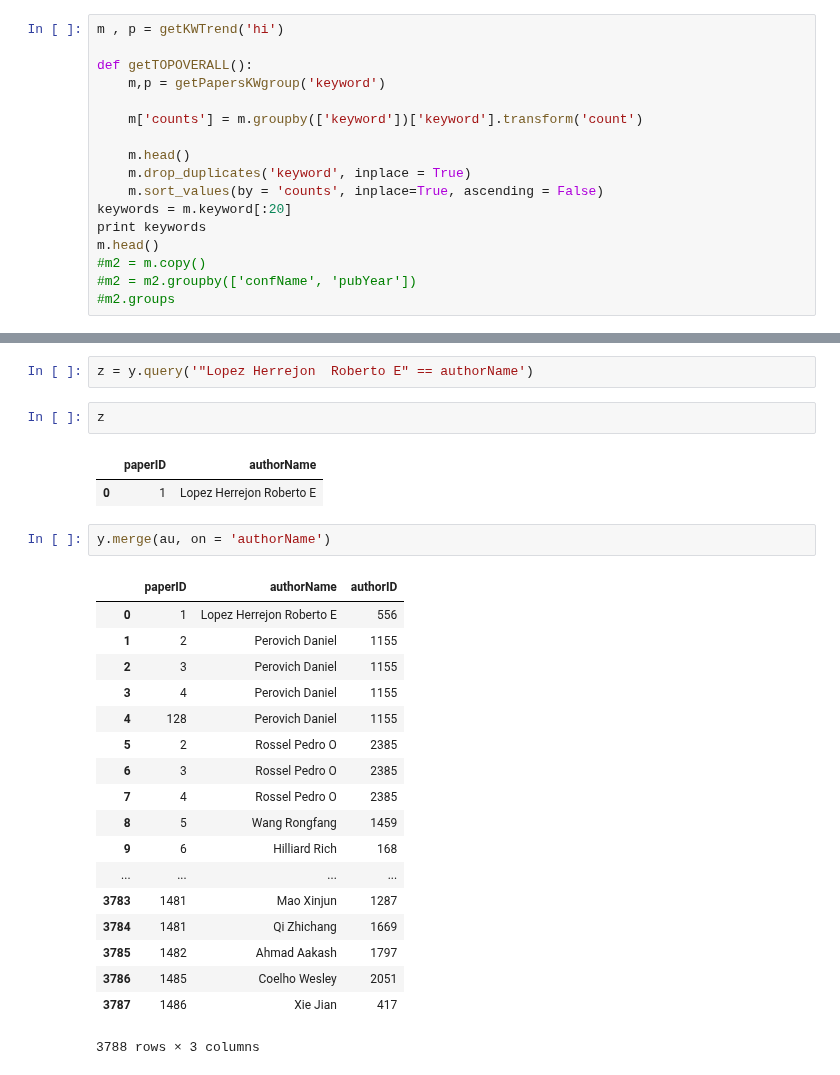
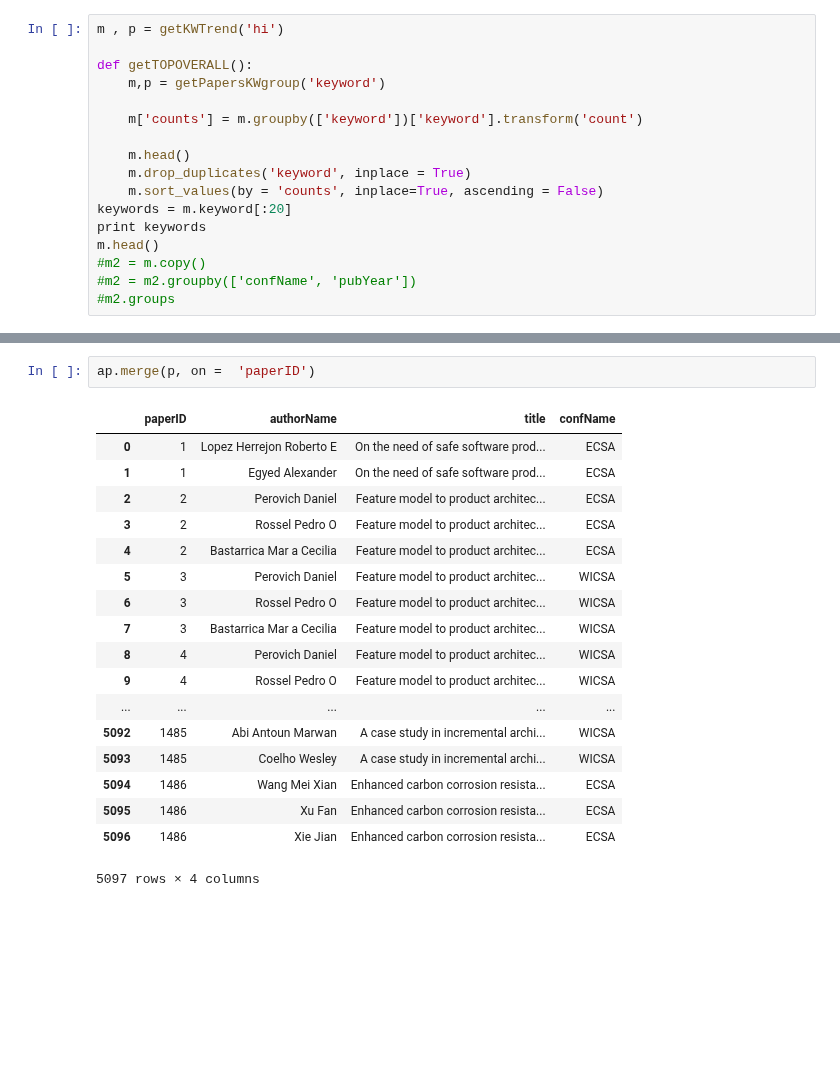
Before and after one commit to noveroa/DataBases, a Jupyter notebook: sqlStart/ExploringData_groupingandvisually.ipynb, the cells around one changed output, grey strips where cells are left out. Cells and saved outputs as stored; diff of their text form; blank space fills up the shorter version.

```diff
--- a/sqlStart/ExploringData_groupingandvisually.ipynb
+++ b/sqlStart/ExploringData_groupingandvisually.ipynb
@@ -489,28 +396,21 @@ x
-# %%
-z = y.query('"Lopez Herrejon  Roberto E" == authorName')
-# %%
-z
-# %% [output]
-|  | paperID | authorName |
-| 0 | 1 | Lopez Herrejon Roberto E |
-# %%
-y.merge(au, on = 'authorName')
-# %% [output]
-|  | paperID | authorName | authorID |
-| 0 | 1 | Lopez Herrejon Roberto E | 556 |
-| 1 | 2 | Perovich Daniel | 1155 |
-| 2 | 3 | Perovich Daniel | 1155 |
-| 3 | 4 | Perovich Daniel | 1155 |
-| 4 | 128 | Perovich Daniel | 1155 |
-| 5 | 2 | Rossel Pedro O | 2385 |
-| 6 | 3 | Rossel Pedro O | 2385 |
-| 7 | 4 | Rossel Pedro O | 2385 |
-| 8 | 5 | Wang Rongfang | 1459 |
-| 9 | 6 | Hilliard Rich | 168 |
-| ... | ... | ... | ... |
-| 3783 | 1481 | Mao Xinjun | 1287 |
-| 3784 | 1481 | Qi Zhichang | 1669 |
-| 3785 | 1482 | Ahmad Aakash | 1797 |
-| 3786 | 1485 | Coelho Wesley | 2051 |
-| 3787 | 1486 | Xie Jian | 417 |
-3788 rows × 3 columns
+# %%
+ap.merge(p, on =  'paperID')
+# %% [output]
+|  | paperID | authorName | title | confName |
+| 0 | 1 | Lopez Herrejon Roberto E | On the need of safe software prod... | ECSA |
+| 1 | 1 | Egyed Alexander | On the need of safe software prod... | ECSA |
+| 2 | 2 | Perovich Daniel | Feature model to product architec... | ECSA |
+| 3 | 2 | Rossel Pedro O | Feature model to product architec... | ECSA |
+| 4 | 2 | Bastarrica Mar a Cecilia | Feature model to product architec... | ECSA |
+| 5 | 3 | Perovich Daniel | Feature model to product architec... | WICSA |
+| 6 | 3 | Rossel Pedro O | Feature model to product architec... | WICSA |
+| 7 | 3 | Bastarrica Mar a Cecilia | Feature model to product architec... | WICSA |
+| 8 | 4 | Perovich Daniel | Feature model to product architec... | WICSA |
+| 9 | 4 | Rossel Pedro O | Feature model to product architec... | WICSA |
+| ... | ... | ... | ... | ... |
+| 5092 | 1485 | Abi Antoun Marwan | A case study in incremental archi... | WICSA |
+| 5093 | 1485 | Coelho Wesley | A case study in incremental archi... | WICSA |
+| 5094 | 1486 | Wang Mei Xian | Enhanced carbon corrosion resista... | ECSA |
+| 5095 | 1486 | Xu Fan | Enhanced carbon corrosion resista... | ECSA |
+| 5096 | 1486 | Xie Jian | Enhanced carbon corrosion resista... | ECSA |
+5097 rows × 4 columns
```
Also changed, not shown: parts of 18 cells of this notebook, 1 other file.
